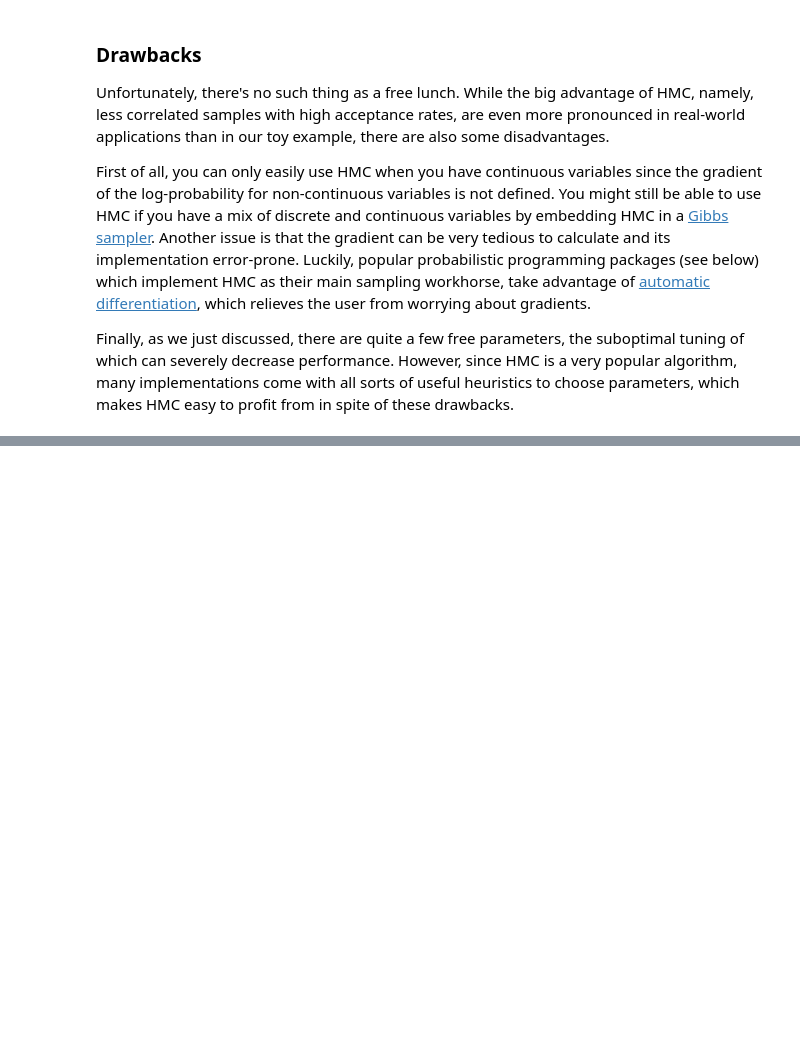
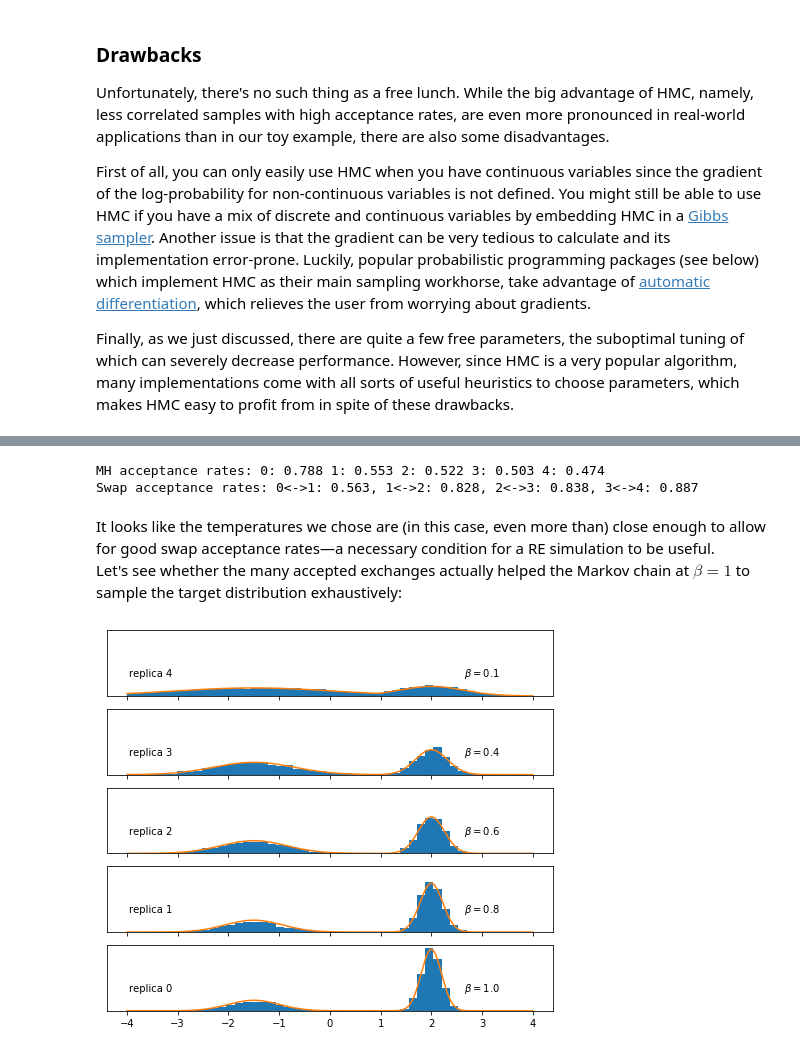
Before and after one commit to tweag/blog-resources, a Jupyter notebook: mcmc-intro/mcmc_introduction.ipynb, the cells around one changed output, grey strips where cells are left out. Drawn from its saved outputs; the diff is of its cells as text; code cells hidden in the pictures; blank space fills up the shorter version.

```diff
--- a/mcmc-intro/mcmc_introduction.ipynb
+++ b/mcmc-intro/mcmc_introduction.ipynb
@@ -1022,0 +1255,23 @@ Whether you now decide to take a deep dive into HMC or you're just content to ha
+# %%
+init = np.random.uniform(low=-4, high=4, size=len(temperatures))
+mh_acc_rates, swap_acc_rates, chains = build_RE_chain(init, stepsizes,
+                                                      10000, temperatures, 5,
+                                                      mixture.log_prob)
+print_MH_acceptance_rates(mh_acc_rates)
+swap_rate_string = "".join(["{}<->{}: {:.3f}, ".format(i, i+1, x)
+                            for i, x in enumerate(swap_acc_rates)])[:-2]
+print("Swap acceptance rates:", swap_rate_string)
+# %% [output]
+MH acceptance rates: 0: 0.788 1: 0.553 2: 0.522 3: 0.503 4: 0.474
+Swap acceptance rates: 0<->1: 0.563, 1<->2: 0.828, 2<->3: 0.838, 3<->4: 0.887
+# %% [markdown]
+It looks like the temperatures we chose are (in this case, even more than) close enough to allow for good swap acceptance rates&mdash;a necessary condition for a RE simulation to be useful.
+Let's see whether the many accepted exchanges actually helped the Markov chain at $\beta=1$ to sample the target distribution exhaustively:
+# %%
+fig, axes = plt.subplots(len(temperatures), 1, sharex=True, sharey=True,
+                        figsize=(8, 7))
+plot_RE_samples(chains[100:].T, axes)
+plot_tempered_distributions(mixture.log_prob, temperatures, axes)
+plt.show()
+# %% [output]
+[figure, added]
```
Also changed, not shown: parts of 25 cells of this notebook.
